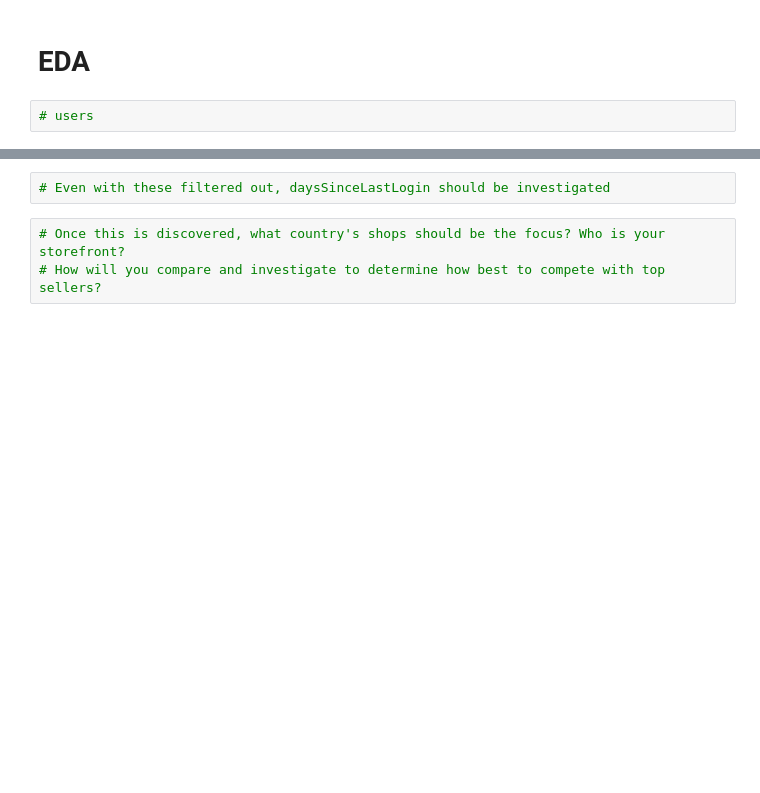
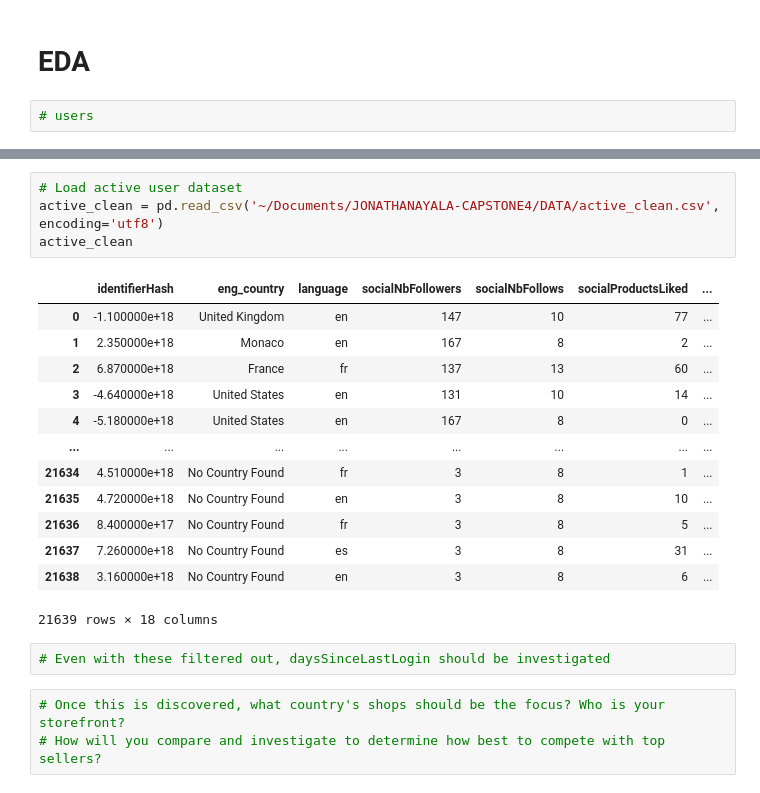
Before and after one commit to jon-ayala/JONATHANAYALA-CAPSTONE4, a Jupyter notebook: cap4.ipynb, the cells around one changed output, grey strips where cells are left out. Cells and saved outputs as stored; diff of their text form; blank space fills up the shorter version.

```diff
--- a/cap4.ipynb
+++ b/cap4.ipynb
@@ -220,3 +249,21 @@ Name: identifierHash, dtype: int64
+# %%
+# Load active user dataset
+active_clean = pd.read_csv('~/Documents/JONATHANAYALA-CAPSTONE4/DATA/active_clean.csv', encoding='utf8')
+active_clean
+# %% [output]
+|  | identifierHash | eng_country | language | socialNbFollowers | socialNbFollows | socialProductsLiked | ... |
+| 0 | -1.100000e+18 | United Kingdom | en | 147 | 10 | 77 | ... |
+| 1 | 2.350000e+18 | Monaco | en | 167 | 8 | 2 | ... |
+| 2 | 6.870000e+18 | France | fr | 137 | 13 | 60 | ... |
+| 3 | -4.640000e+18 | United States | en | 131 | 10 | 14 | ... |
+| 4 | -5.180000e+18 | United States | en | 167 | 8 | 0 | ... |
+| ... | ... | ... | ... | ... | ... | ... | ... |
+| 21634 | 4.510000e+18 | No Country Found | fr | 3 | 8 | 1 | ... |
+| 21635 | 4.720000e+18 | No Country Found | en | 3 | 8 | 10 | ... |
+| 21636 | 8.400000e+17 | No Country Found | fr | 3 | 8 | 5 | ... |
+| 21637 | 7.260000e+18 | No Country Found | es | 3 | 8 | 31 | ... |
+| 21638 | 3.160000e+18 | No Country Found | en | 3 | 8 | 6 | ... |
+21639 rows × 18 columns
 # %%
 # Even with these filtered out, daysSinceLastLogin should be investigated
 # %%
```
Also changed, not shown: parts of 17 cells of this notebook, 3 other files.
